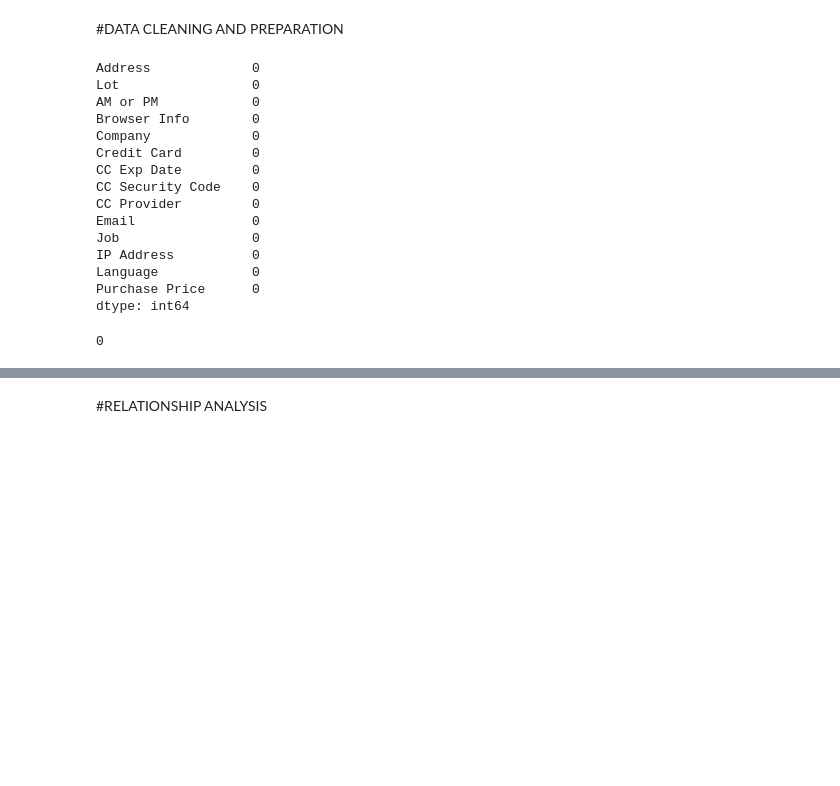
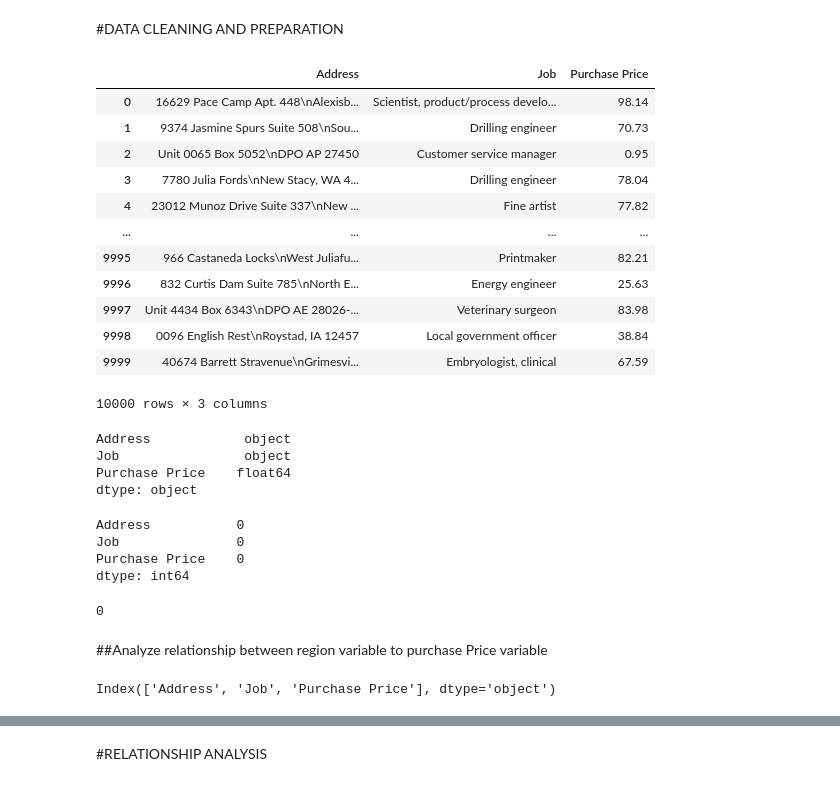
Before and after one commit to mmalik17/Sales-Analysis, a Jupyter notebook: Basic_ecommerce_purchase.ipynb, the cells around one changed output, grey strips where cells are left out. Saved outputs shown, nothing was run; the diff lists cells and outputs as text; code cells hidden in the pictures; blank space fills up the shorter version.

```diff
--- a/Basic_ecommerce_purchase.ipynb
+++ b/Basic_ecommerce_purchase.ipynb
@@ -61,26 +61,42 @@ data.describe()
 | max | 6.012000e+15 | 9993.000000 | 99.990000 |
 # %% [markdown]
 #DATA CLEANING AND PREPARATION
-# %%
-data.isnull().sum()
-# %% [output]
-Address             0
-Lot                 0
-AM or PM            0
-Browser Info        0
-Company             0
-Credit Card         0
-CC Exp Date         0
-CC Security Code    0
-CC Provider         0
-Email               0
-Job                 0
-IP Address          0
-Language            0
-Purchase Price      0
-dtype: int64
-# %%
-data.duplicated().sum()
-# %% [output]
-0
+# %%
+selected_data = data[['Address','Job','Purchase Price']]
+selected_data
+# %% [output]
+|  | Address | Job | Purchase Price |
+| 0 | 16629 Pace Camp Apt. 448\nAlexisb... | Scientist, product/process develo... | 98.14 |
+| 1 | 9374 Jasmine Spurs Suite 508\nSou... | Drilling engineer | 70.73 |
+| 2 | Unit 0065 Box 5052\nDPO AP 27450 | Customer service manager | 0.95 |
+| 3 | 7780 Julia Fords\nNew Stacy, WA 4... | Drilling engineer | 78.04 |
+| 4 | 23012 Munoz Drive Suite 337\nNew ... | Fine artist | 77.82 |
+| ... | ... | ... | ... |
+| 9995 | 966 Castaneda Locks\nWest Juliafu... | Printmaker | 82.21 |
+| 9996 | 832 Curtis Dam Suite 785\nNorth E... | Energy engineer | 25.63 |
+| 9997 | Unit 4434 Box 6343\nDPO AE 28026-... | Veterinary surgeon | 83.98 |
+| 9998 | 0096 English Rest\nRoystad, IA 12457 | Local government officer | 38.84 |
+| 9999 | 40674 Barrett Stravenue\nGrimesvi... | Embryologist, clinical | 67.59 |
+10000 rows × 3 columns
+# %%
+#Check the data type
+selected_data.dtypes
+# %% [output]
+Address            object
+Job                object
+Purchase Price    float64
+dtype: object
+# %%
+#check missing values
+selected_data.isnull().sum()
+# %% [output]
+Address           0
+Job               0
+Purchase Price    0
+dtype: int64
+# %%
+#check duplicated data
+data.duplicated().sum()
+# %% [output]
+0
 # %%
@@ -87,0 +104,6 @@ data.duplicated().sum()
+# %% [markdown]
+##Analyze relationship between region  variable to purchase Price variable
+# %%
+selected_data.columns
+# %% [output]
+Index(['Address', 'Job', 'Purchase Price'], dtype='object')
```
Also changed, not shown: parts of 35 cells of this notebook.
